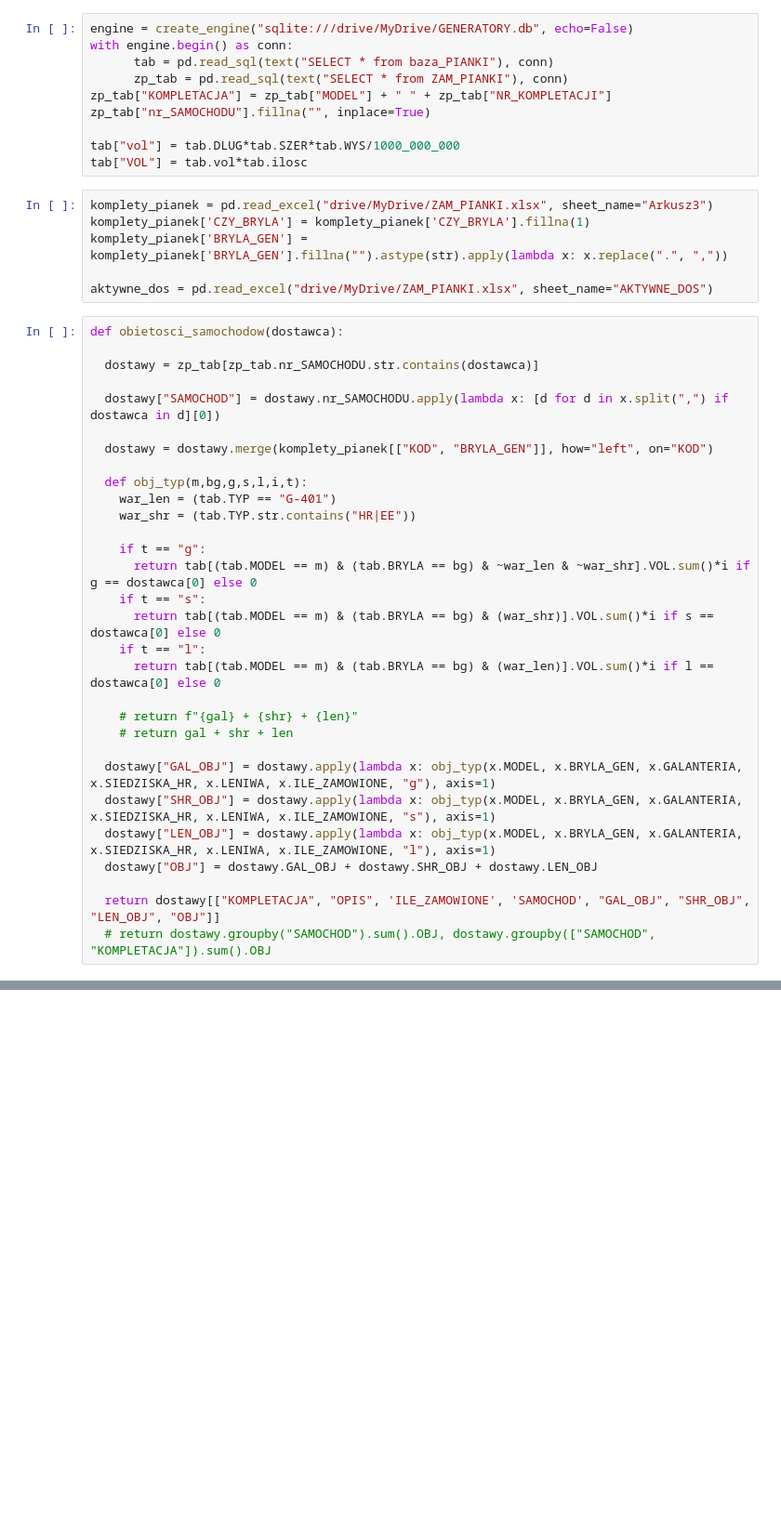
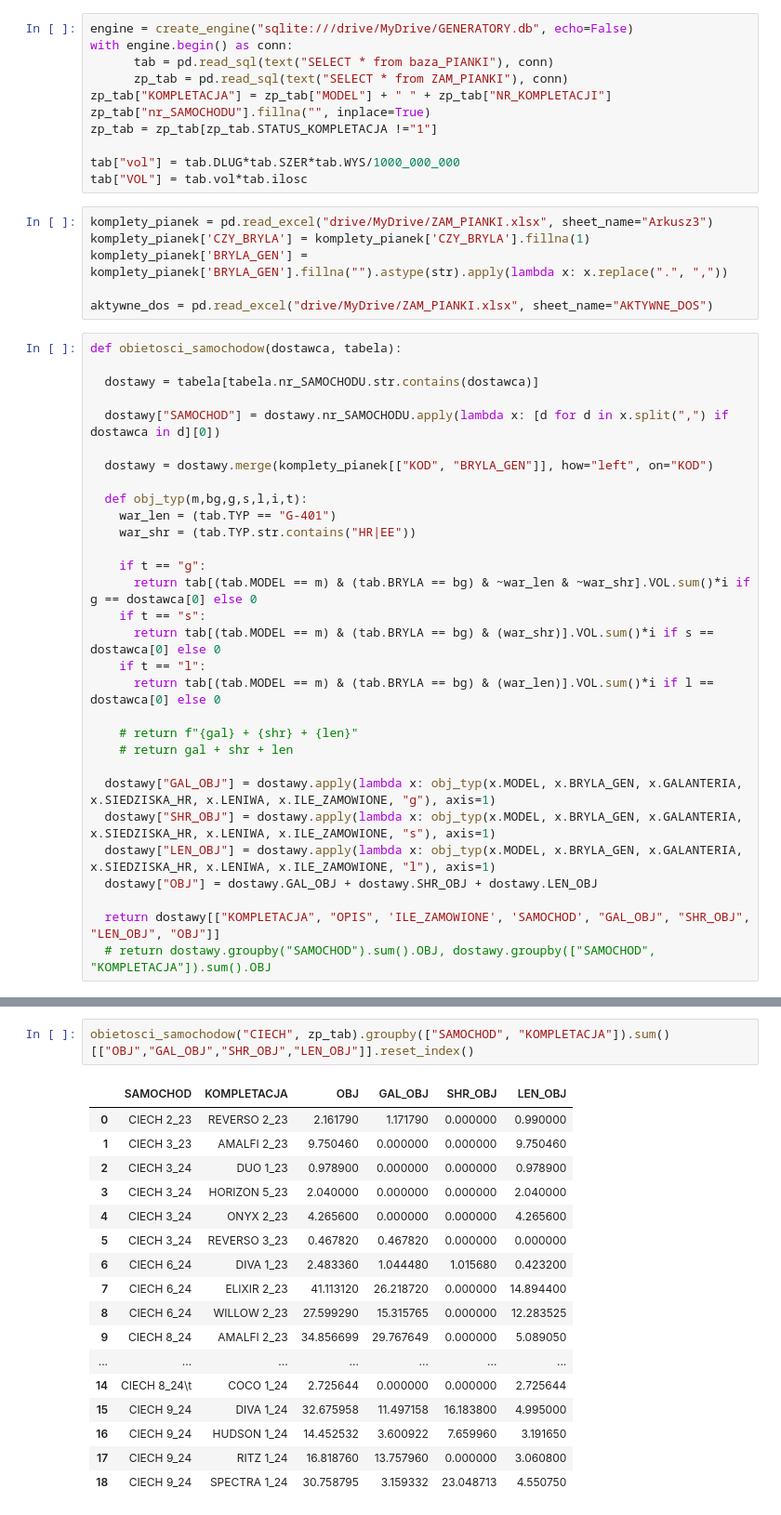
Before and after one commit to Mogarthron/Magazynier, a Jupyter notebook: DOSTAWY_PIANEK.ipynb, the cells around one changed output, grey strips where cells are left out. Shown at 93% size. Cells and saved outputs as stored; diff of their text form; blank space fills up the shorter version.

```diff
--- a/DOSTAWY_PIANEK.ipynb
+++ b/DOSTAWY_PIANEK.ipynb
@@ -16,6 +16,7 @@ with engine.begin() as conn:
       zp_tab = pd.read_sql(text("SELECT * from ZAM_PIANKI"), conn)
 zp_tab["KOMPLETACJA"] = zp_tab["MODEL"] + " " + zp_tab["NR_KOMPLETACJI"]
 zp_tab["nr_SAMOCHODU"].fillna("", inplace=True)
+zp_tab = zp_tab[zp_tab.STATUS_KOMPLETACJA !="1"]
 
 tab["vol"] = tab.DLUG*tab.SZER*tab.WYS/1000_000_000
 tab["VOL"] = tab.vol*tab.ilosc
@@ -26,9 +27,9 @@ komplety_pianek['BRYLA_GEN'] = komplety_pianek['BRYLA_GEN'].fillna("").astype(st
 
 aktywne_dos = pd.read_excel("drive/MyDrive/ZAM_PIANKI.xlsx", sheet_name="AKTYWNE_DOS")
 # %%
-def obietosci_samochodow(dostawca):
+def obietosci_samochodow(dostawca, tabela):
 
-  dostawy = zp_tab[zp_tab.nr_SAMOCHODU.str.contains(dostawca)]
+  dostawy = tabela[tabela.nr_SAMOCHODU.str.contains(dostawca)]
 
   dostawy["SAMOCHOD"] = dostawy.nr_SAMOCHODU.apply(lambda x: [d for d in x.split(",") if dostawca in d][0])
 
@@ -68,3 +72,23 @@ def nazwa_dostawcy(x):
     return "CIECH"
 
 aktywne_dos["Dostawca"] = aktywne_dos["Dostawca opis"].apply(nazwa_dostawcy)
+# %%
+obietosci_samochodow("CIECH", zp_tab).groupby(["SAMOCHOD", "KOMPLETACJA"]).sum()[["OBJ","GAL_OBJ","SHR_OBJ","LEN_OBJ"]].reset_index()
+# %% [output]
+|  | SAMOCHOD | KOMPLETACJA | OBJ | GAL_OBJ | SHR_OBJ | LEN_OBJ |
+| 0 | CIECH 2_23 | REVERSO 2_23 | 2.161790 | 1.171790 | 0.000000 | 0.990000 |
+| 1 | CIECH 3_23 | AMALFI 2_23 | 9.750460 | 0.000000 | 0.000000 | 9.750460 |
+| 2 | CIECH 3_24 | DUO 1_23 | 0.978900 | 0.000000 | 0.000000 | 0.978900 |
+| 3 | CIECH 3_24 | HORIZON 5_23 | 2.040000 | 0.000000 | 0.000000 | 2.040000 |
+| 4 | CIECH 3_24 | ONYX 2_23 | 4.265600 | 0.000000 | 0.000000 | 4.265600 |
+| 5 | CIECH 3_24 | REVERSO 3_23 | 0.467820 | 0.467820 | 0.000000 | 0.000000 |
+| 6 | CIECH 6_24 | DIVA 1_23 | 2.483360 | 1.044480 | 1.015680 | 0.423200 |
+| 7 | CIECH 6_24 | ELIXIR 2_23 | 41.113120 | 26.218720 | 0.000000 | 14.894400 |
+| 8 | CIECH 6_24 | WILLOW 2_23 | 27.599290 | 15.315765 | 0.000000 | 12.283525 |
+| 9 | CIECH 8_24 | AMALFI 2_23 | 34.856699 | 29.767649 | 0.000000 | 5.089050 |
+| ... | ... | ... | ... | ... | ... | ... |
+| 14 | CIECH 8_24\t | COCO 1_24 | 2.725644 | 0.000000 | 0.000000 | 2.725644 |
+| 15 | CIECH 9_24 | DIVA 1_24 | 32.675958 | 11.497158 | 16.183800 | 4.995000 |
+| 16 | CIECH 9_24 | HUDSON 1_24 | 14.452532 | 3.600922 | 7.659960 | 3.191650 |
+| 17 | CIECH 9_24 | RITZ 1_24 | 16.818760 | 13.757960 | 0.000000 | 3.060800 |
+| 18 | CIECH 9_24 | SPECTRA 1_24 | 30.758795 | 3.159332 | 23.048713 | 4.550750 |
```
Also changed, not shown: parts of 6 cells of this notebook.
